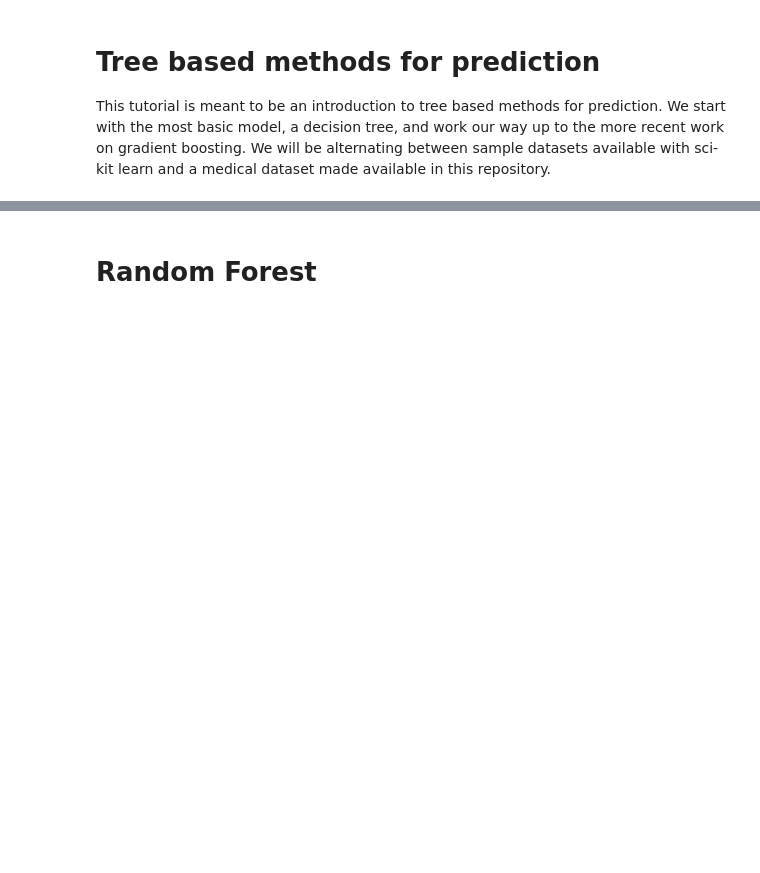
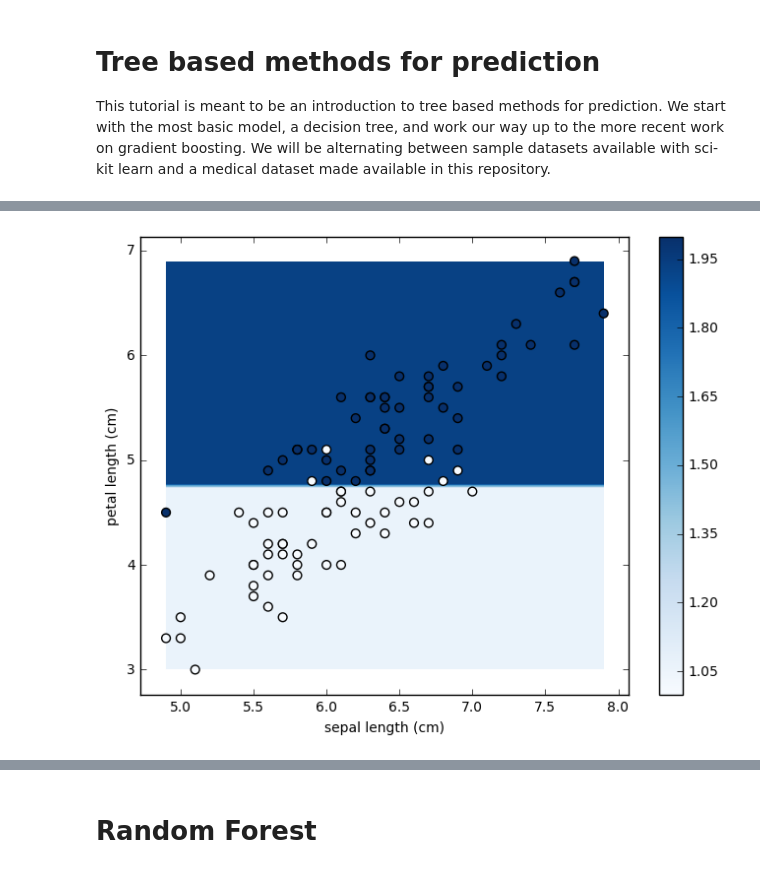
Before and after one commit to alistairewj/tree-prediction-tutorial, a Jupyter notebook: trees-classification.ipynb, the cells around one changed output, grey strips where cells are left out. Saved outputs shown, nothing was run; the diff lists cells and outputs as text; code cells hidden in the pictures; blank space fills up the shorter version.

```diff
--- a/trees-classification.ipynb
+++ b/trees-classification.ipynb
@@ -216,0 +141,8 @@ plt.show()
+# %%
+# look at the regions in a 2d plot
+# based on scikit-learn tutorial plot_iris.html
+plt.figure(figsize=[8,6])
+plot_model_pred_2d(mdl, X, y, feat)
+plt.show()
+# %% [output]
+[figure, added]
```
Also changed, not shown: parts of 55 cells of this notebook.
